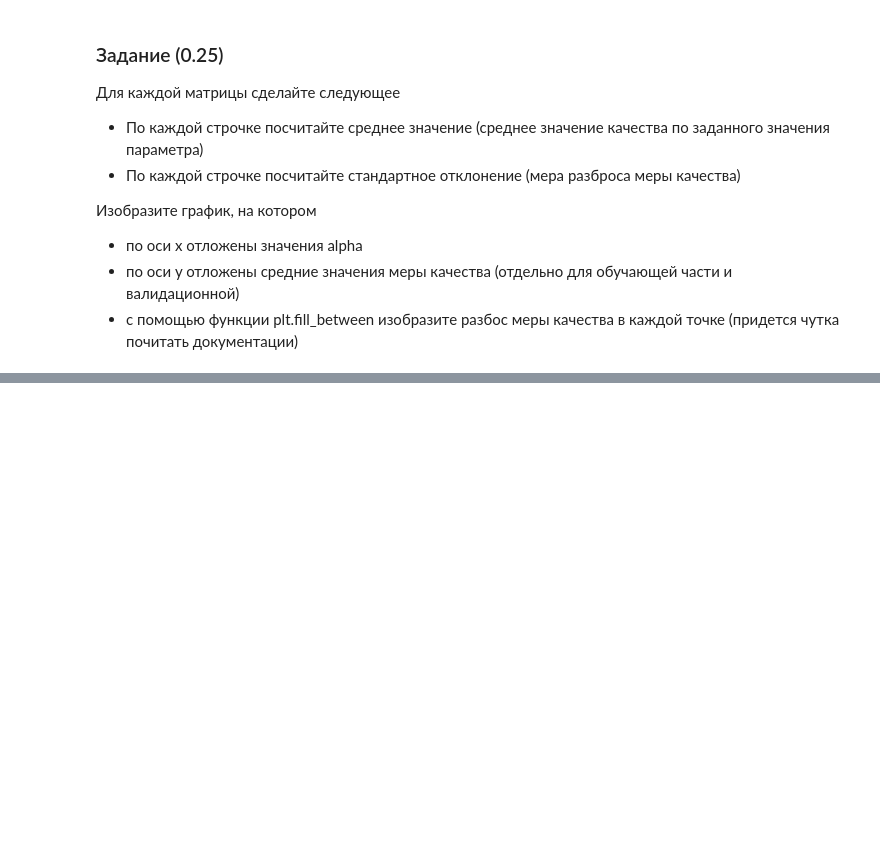
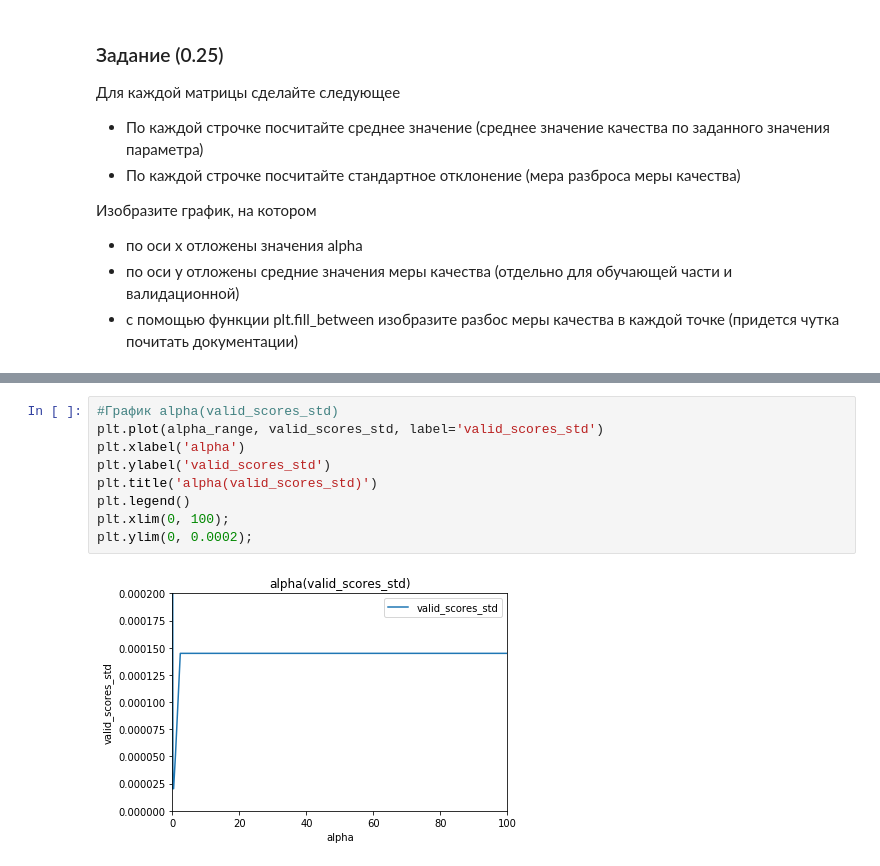
Before and after one commit to Igorigorizh/sfml, a Jupyter notebook: HW_03/regression-skillfactory-hw.ipynb, the cells around one changed output, grey strips where cells are left out. Drawn from its saved outputs; the diff is of its cells as text; blank space fills up the shorter version.

```diff
--- a/HW_03/regression-skillfactory-hw.ipynb
+++ b/HW_03/regression-skillfactory-hw.ipynb
@@ -452,0 +564,11 @@ train_scores, valid_scores = validation_curve(model, X, y, param_name=param_name
+# %%
+#График alpha(valid_scores_std)
+plt.plot(alpha_range, valid_scores_std, label='valid_scores_std')
+plt.xlabel('alpha')
+plt.ylabel('valid_scores_std')
+plt.title('alpha(valid_scores_std)')
+plt.legend()
+plt.xlim(0, 100);
+plt.ylim(0, 0.0002);
+# %% [output]
+[figure, added]
```
Also changed, not shown: parts of 18 cells of this notebook.
